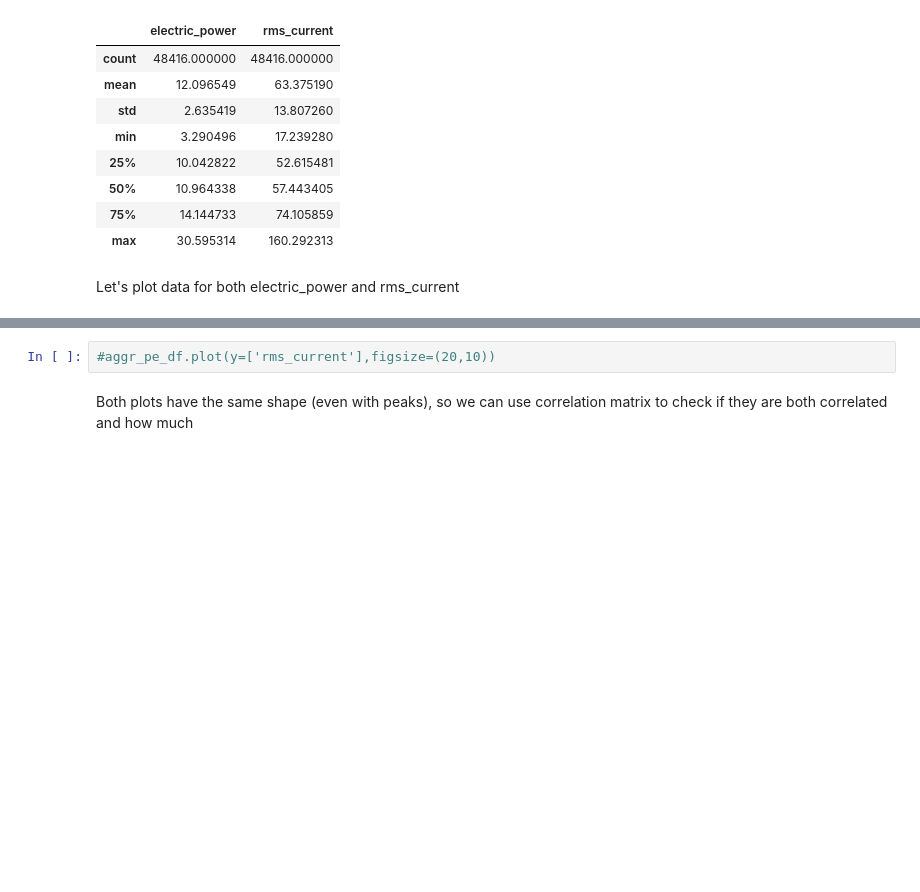
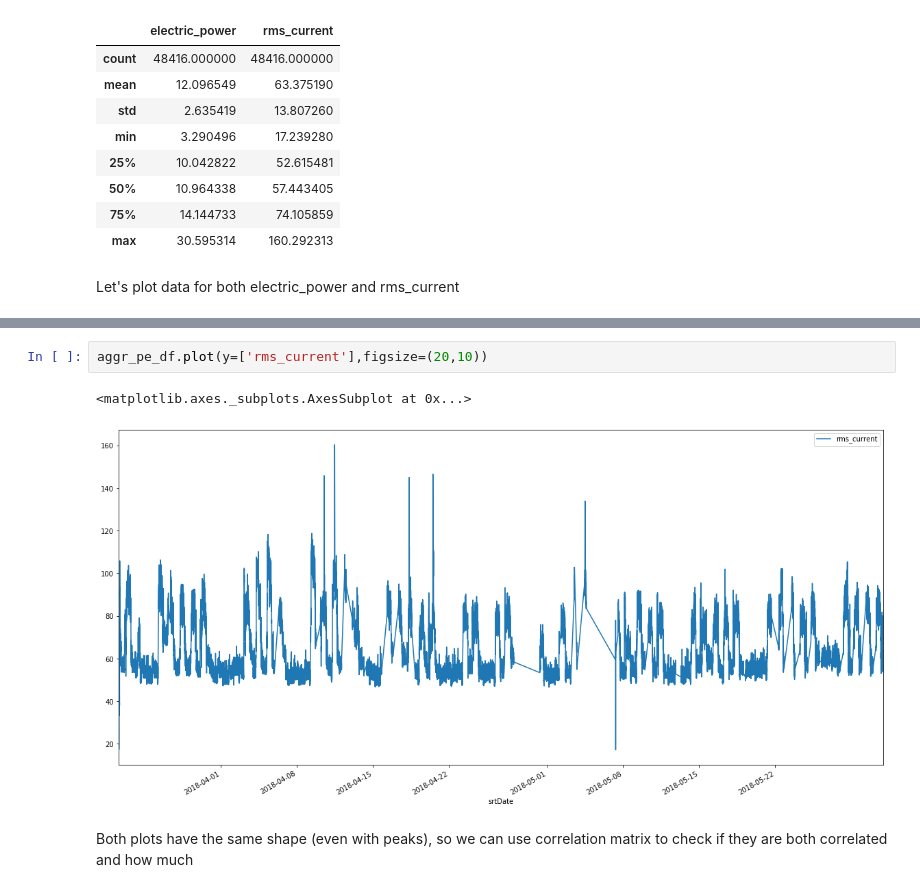
Before and after one commit to Anacron-sec/enterprise-data-analytics-project, a Jupyter notebook: notebooks/Exploratory Data Analysis and feature engineering for powerelectricity dataset.ipynb, the cells around one changed output, grey strips where cells are left out. Drawn from its saved outputs; the diff is of its cells as text; blank space fills up the shorter version.

```diff
--- a/notebooks/Exploratory Data Analysis and feature engineering for powerelectricity dataset.ipynb
+++ b/notebooks/Exploratory Data Analysis and feature engineering for powerelectricity dataset.ipynb
@@ -183,5 +186,8 @@ Let's plot data for both electric_power and rms_current
 # %%
-#aggr_pe_df.plot(y=['rms_current'],figsize=(20,10))
+aggr_pe_df.plot(y=['rms_current'],figsize=(20,10))
+# %% [output]
+<matplotlib.axes._subplots.AxesSubplot at 0x...>
+[figure, added]
 # %% [markdown]
 Both plots have the same shape (even with peaks), so we can use correlation matrix to check if they are both correlated and how much
 # %%
```
Also changed, not shown: parts of 6 cells of this notebook, 2 other files.
